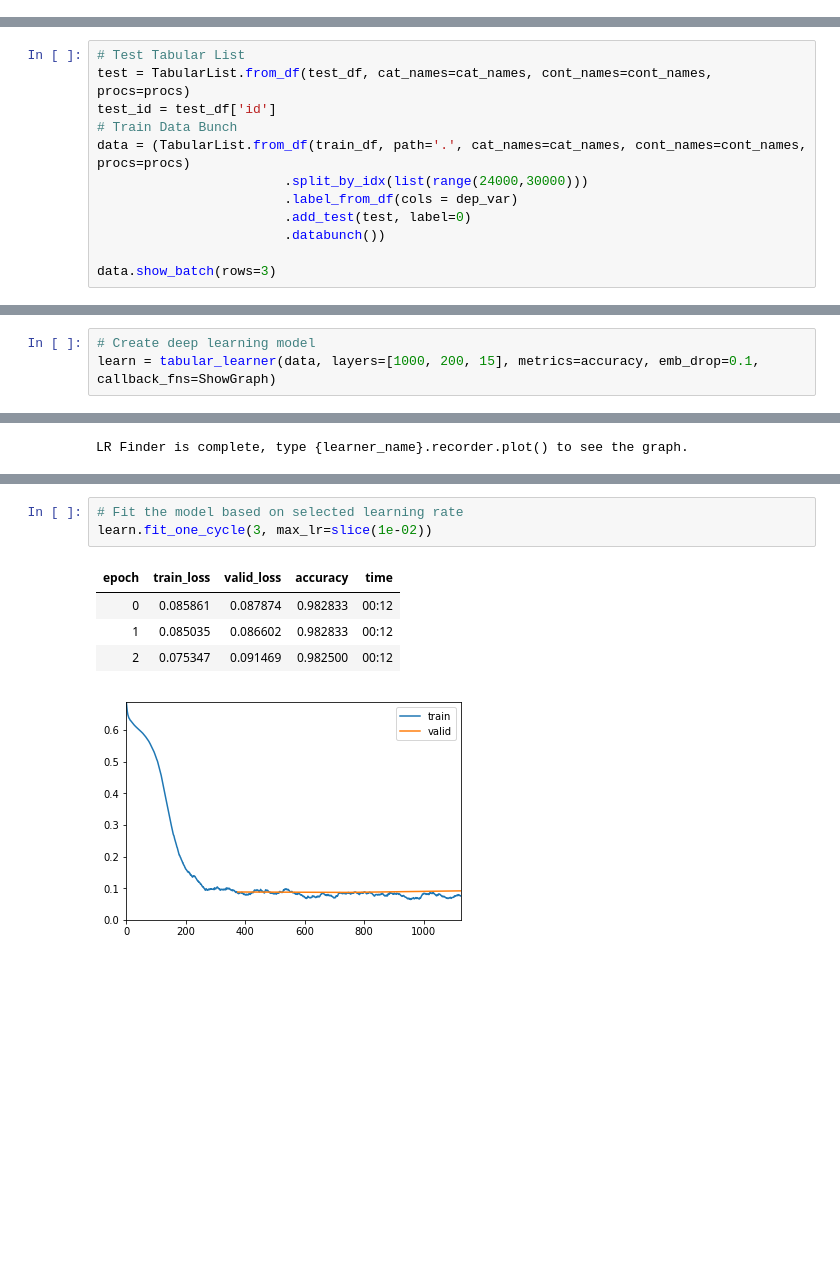
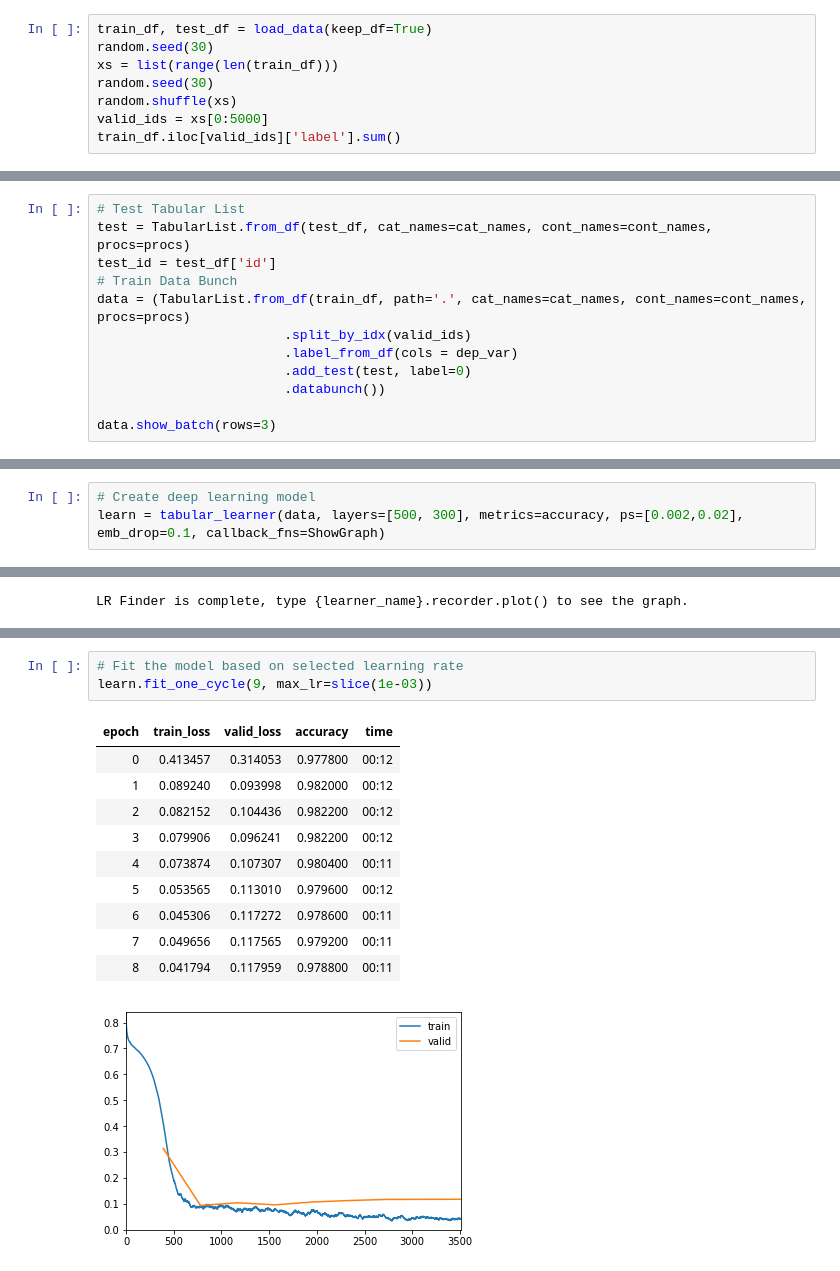
Before and after one commit to quangvu0702/credit, a Jupyter notebook: 04_fast_ai_v1.ipynb, the cells around one changed output, grey strips where cells are left out. Cells and saved outputs as stored; diff of their text form; blank space fills up the shorter version.

```diff
--- a/04_fast_ai_v1.ipynb
+++ b/04_fast_ai_v1.ipynb
@@ -12,0 +11,8 @@ train_df, test_df = load_data(keep_df=True)
+# %%
+train_df, test_df = load_data(keep_df=True)
+random.seed(30)
+xs = list(range(len(train_df)))
+random.seed(30)
+random.shuffle(xs)
+valid_ids = xs[0:5000]
+train_df.iloc[valid_ids]['label'].sum()
@@ -43,7 +47,7 @@ test = TabularList.from_df(test_df, cat_names=cat_names, cont_names=cont_names,
 test_id = test_df['id']
 # Train Data Bunch
 data = (TabularList.from_df(train_df, path='.', cat_names=cat_names, cont_names=cont_names, procs=procs)
-                        .split_by_idx(list(range(24000,30000)))
+                        .split_by_idx(valid_ids)
                         .label_from_df(cols = dep_var)
                         .add_test(test, label=0)
                         .databunch())
@@ -57,3 +61,3 @@ data.show_batch(rows=3)
 # %%
 # Create deep learning model
-learn = tabular_learner(data, layers=[1000, 200, 15], metrics=accuracy, emb_drop=0.1, callback_fns=ShowGraph)
+learn = tabular_learner(data, layers=[500, 300], metrics=accuracy, ps=[0.002,0.02], emb_drop=0.1, callback_fns=ShowGraph)
@@ -71,12 +95,18 @@ learn.recorder.plot()
 # %%
 # Fit the model based on selected learning rate
-learn.fit_one_cycle(3, max_lr=slice(1e-02))
+learn.fit_one_cycle(9, max_lr=slice(1e-03))
 # %% [output]
 | epoch | train_loss | valid_loss | accuracy | time |
-| 0 | 0.085861 | 0.087874 | 0.982833 | 00:12 |
-| 1 | 0.085035 | 0.086602 | 0.982833 | 00:12 |
-| 2 | 0.075347 | 0.091469 | 0.982500 | 00:12 |
+| 0 | 0.413457 | 0.314053 | 0.977800 | 00:12 |
+| 1 | 0.089240 | 0.093998 | 0.982000 | 00:12 |
+| 2 | 0.082152 | 0.104436 | 0.982200 | 00:12 |
+| 3 | 0.079906 | 0.096241 | 0.982200 | 00:12 |
+| 4 | 0.073874 | 0.107307 | 0.980400 | 00:11 |
+| 5 | 0.053565 | 0.113010 | 0.979600 | 00:12 |
+| 6 | 0.045306 | 0.117272 | 0.978600 | 00:11 |
+| 7 | 0.049656 | 0.117565 | 0.979200 | 00:11 |
+| 8 | 0.041794 | 0.117959 | 0.978800 | 00:11 |
-[figure, old version]
+[figure, new version]
 # %%
 # Analyse our model
 learn.model
```
Also changed, not shown: parts of 10 cells of this notebook.
